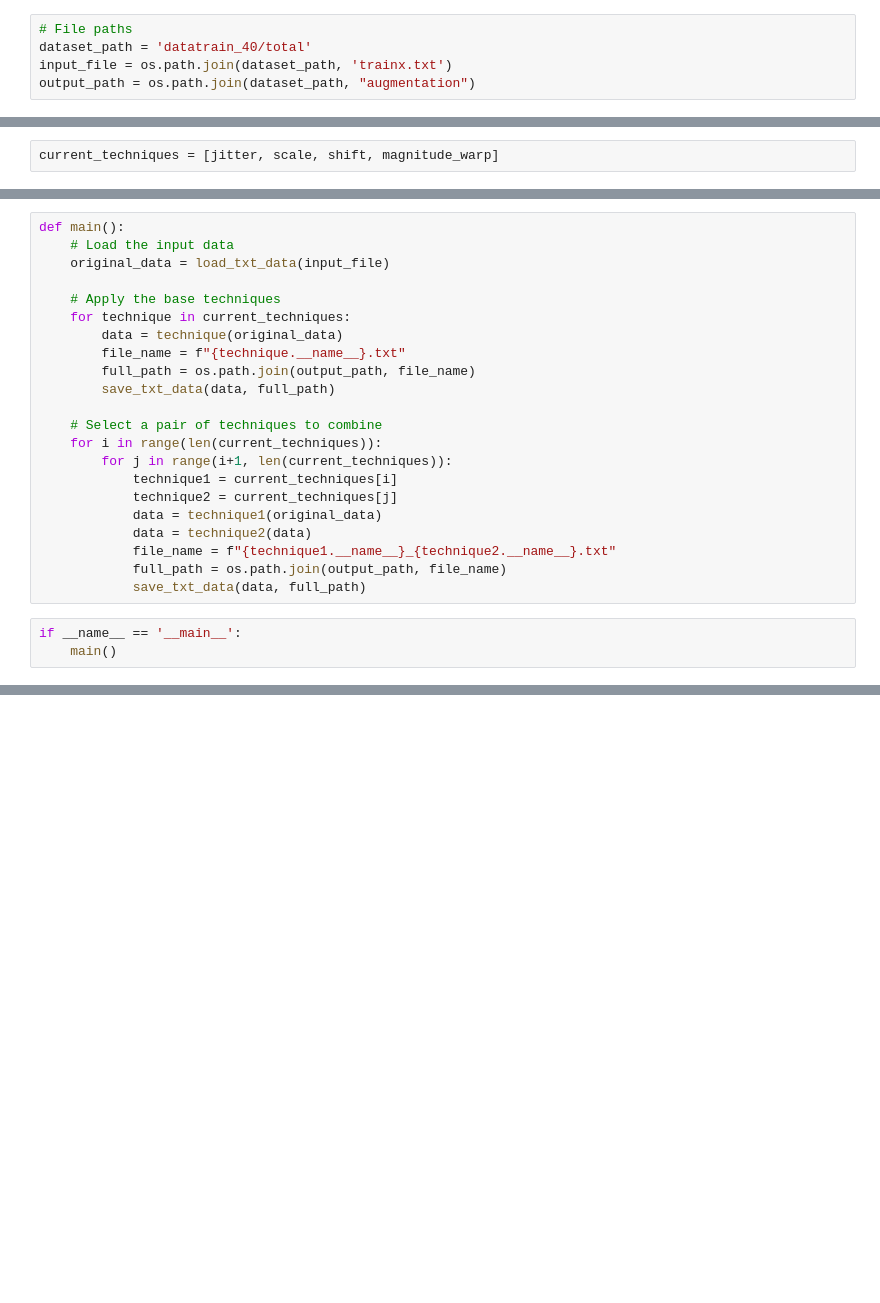
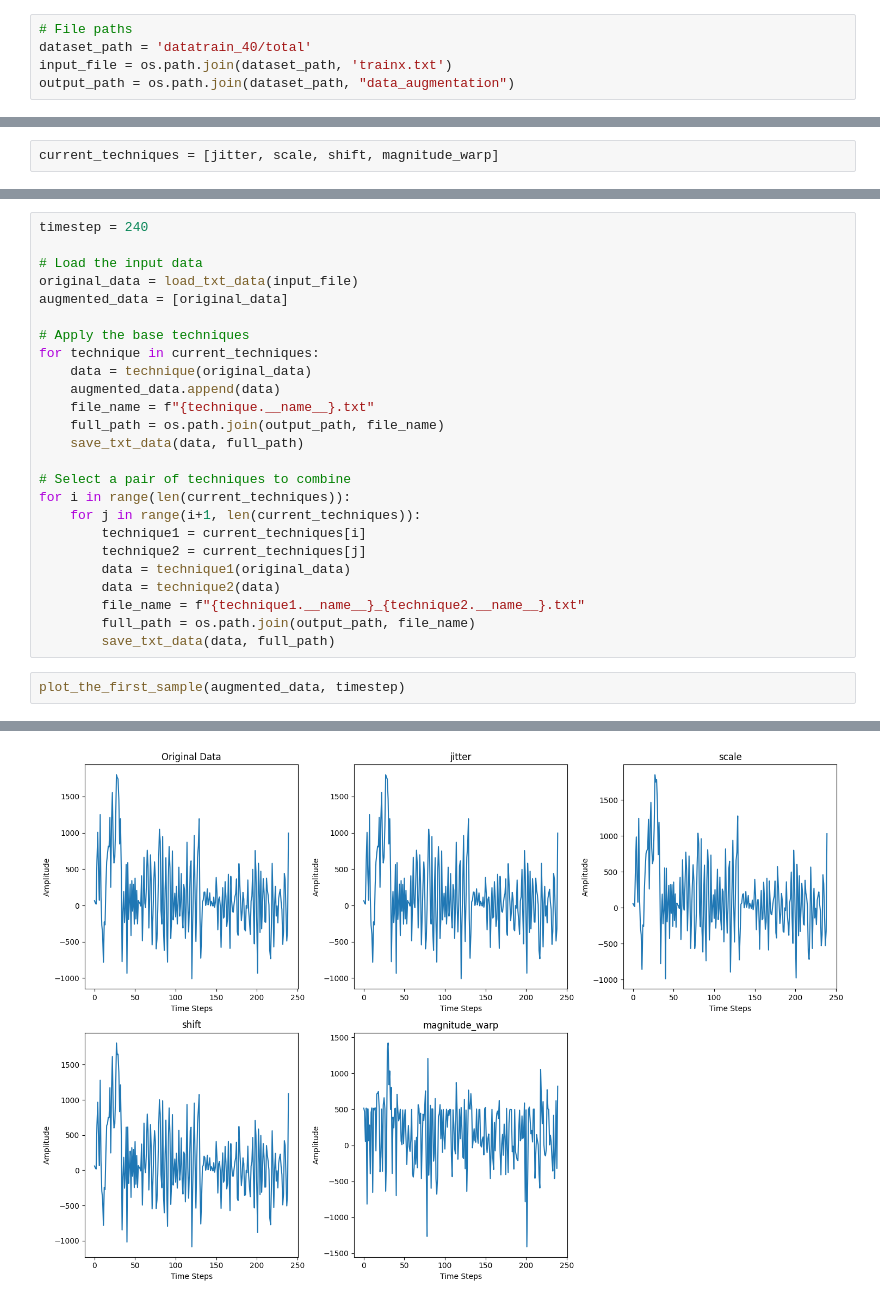
Before and after one commit to orangethefish/HCMUT_Thesis, a Jupyter notebook: data_augmentation.ipynb, the cells around one changed output, grey strips where cells are left out. Saved outputs shown, nothing was run; the diff lists cells and outputs as text; blank space fills up the shorter version.

```diff
--- a/data_augmentation.ipynb
+++ b/data_augmentation.ipynb
@@ -6,7 +7,7 @@ import os
 # File paths
 dataset_path = 'datatrain_40/total'
 input_file = os.path.join(dataset_path, 'trainx.txt')
-output_path = os.path.join(dataset_path, "augmentation")
+output_path = os.path.join(dataset_path, "data_augmentation")
 # %%
 def save_txt_data(data, file_path):
     """
@@ -133,25 +163,28 @@ current_techniques = [jitter, scale, shift, magnitude_warp]
 # %%
-def main():
-    # Load the input data
-    original_data = load_txt_data(input_file)
+timestep = 240
 
-    # Apply the base techniques
-    for technique in current_techniques:
-        data = technique(original_data)
-        file_name = f"{technique.__name__}.txt"
+# Load the input data
+original_data = load_txt_data(input_file)
+augmented_data = [original_data]
+
+# Apply the base techniques
+for technique in current_techniques:
+    data = technique(original_data)
+    augmented_data.append(data)
+    file_name = f"{technique.__name__}.txt"
+    full_path = os.path.join(output_path, file_name)
+    save_txt_data(data, full_path)
+
+# Select a pair of techniques to combine
+for i in range(len(current_techniques)):
+    for j in range(i+1, len(current_techniques)):
+        technique1 = current_techniques[i]
+        technique2 = current_techniques[j]
+        data = technique1(original_data)
+        data = technique2(data)
+        file_name = f"{technique1.__name__}_{technique2.__name__}.txt"
         full_path = os.path.join(output_path, file_name)
         save_txt_data(data, full_path)
-
-    # Select a pair of techniques to combine
-    for i in range(len(current_techniques)):
-        for j in range(i+1, len(current_techniques)):
-            technique1 = current_techniques[i]
-            technique2 = current_techniques[j]
-            data = technique1(original_data)
-            data = technique2(data)
-            file_name = f"{technique1.__name__}_{technique2.__name__}.txt"
-            full_path = os.path.join(output_path, file_name)
-            save_txt_data(data, full_path)
-# %%
-if __name__ == '__main__':
-    main()
+# %%
+plot_the_first_sample(augmented_data, timestep)
+# %% [output]
@@ -157,0 +192 @@ if __name__ == '__main__':
+[figure, added]
```
Also changed, not shown: parts of 3 cells of this notebook, 28 other files.
